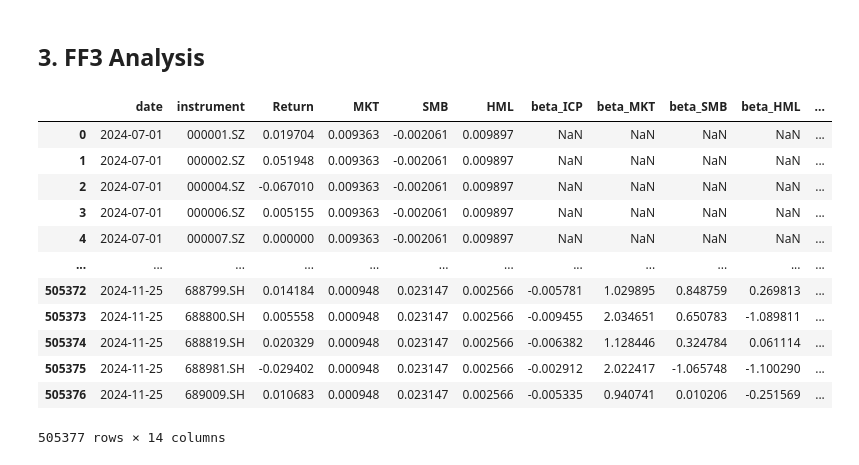
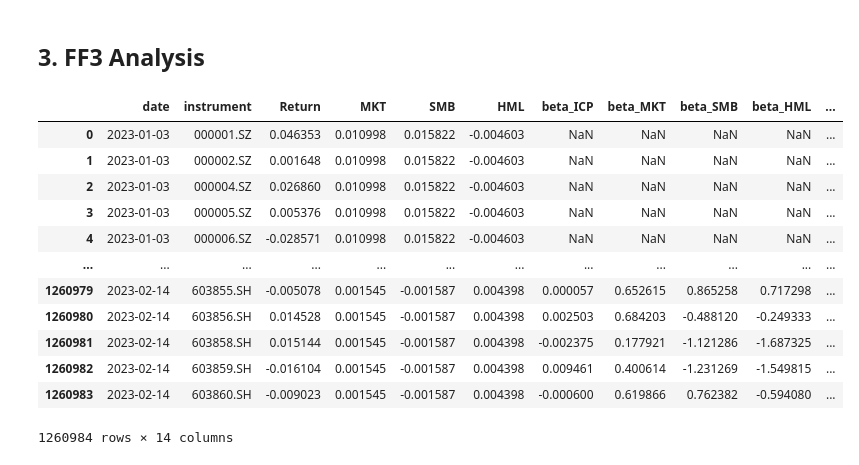
Before and after one commit to zhangfan9607243/BigQuant_Resources_Collection, a Jupyter notebook: BigQuant_Resources_Collection/Factors_Collection/FF_Factors/FF3_Factors/FF3_Factors.ipynb, the cells around one changed output. Drawn from its saved outputs; the diff is of its cells as text; code cells hidden in the pictures.

```diff
--- a/BigQuant_Resources_Collection/Factors_Collection/FF_Factors/FF3_Factors/FF3_Factors.ipynb
+++ b/BigQuant_Resources_Collection/Factors_Collection/FF_Factors/FF3_Factors/FF3_Factors.ipynb
@@ -383,20 +383,28 @@ def ff3_analysis(df, n):
 
     result_df = pd.concat(results).sort_index()
     return result_df
+# %%
+df_ff3_daily_cs = pd.merge(dai.query("""
+SELECT
+    date,
+    instrument,
+    change_ratio AS Return
+FROM cn_stock_prefactors
+""", filters = {"date":[sd,ed]}).df(), df_ff3_daily, how = "inner", on = ["date"])
 # %%
-df_ff3_derived_daily = ff3_analysis(df_ff3_daily, 20)
+df_ff3_derived_daily = ff3_analysis(df_ff3_daily_cs, 20)
 df_ff3_derived_daily
 # %% [output]
 |  | date | instrument | Return | MKT | SMB | HML | beta_ICP | beta_MKT | beta_SMB | beta_HML | ... |
-| 0 | 2024-07-01 | 000001.SZ | 0.019704 | 0.009363 | -0.002061 | 0.009897 | NaN | NaN | NaN | NaN | ... |
-| 1 | 2024-07-01 | 000002.SZ | 0.051948 | 0.009363 | -0.002061 | 0.009897 | NaN | NaN | NaN | NaN | ... |
-| 2 | 2024-07-01 | 000004.SZ | -0.067010 | 0.009363 | -0.002061 | 0.009897 | NaN | NaN | NaN | NaN | ... |
-| 3 | 2024-07-01 | 000006.SZ | 0.005155 | 0.009363 | -0.002061 | 0.009897 | NaN | NaN | NaN | NaN | ... |
-| 4 | 2024-07-01 | 000007.SZ | 0.000000 | 0.009363 | -0.002061 | 0.009897 | NaN | NaN | NaN | NaN | ... |
+| 0 | 2023-01-03 | 000001.SZ | 0.046353 | 0.010998 | 0.015822 | -0.004603 | NaN | NaN | NaN | NaN | ... |
+| 1 | 2023-01-03 | 000002.SZ | 0.001648 | 0.010998 | 0.015822 | -0.004603 | NaN | NaN | NaN | NaN | ... |
+| 2 | 2023-01-03 | 000004.SZ | 0.026860 | 0.010998 | 0.015822 | -0.004603 | NaN | NaN | NaN | NaN | ... |
+| 3 | 2023-01-03 | 000005.SZ | 0.005376 | 0.010998 | 0.015822 | -0.004603 | NaN | NaN | NaN | NaN | ... |
+| 4 | 2023-01-03 | 000006.SZ | -0.028571 | 0.010998 | 0.015822 | -0.004603 | NaN | NaN | NaN | NaN | ... |
 | ... | ... | ... | ... | ... | ... | ... | ... | ... | ... | ... | ... |
-| 505372 | 2024-11-25 | 688799.SH | 0.014184 | 0.000948 | 0.023147 | 0.002566 | -0.005781 | 1.029895 | 0.848759 | 0.269813 | ... |
-| 505373 | 2024-11-25 | 688800.SH | 0.005558 | 0.000948 | 0.023147 | 0.002566 | -0.009455 | 2.034651 | 0.650783 | -1.089811 | ... |
-| 505374 | 2024-11-25 | 688819.SH | 0.020329 | 0.000948 | 0.023147 | 0.002566 | -0.006382 | 1.128446 | 0.324784 | 0.061114 | ... |
-| 505375 | 2024-11-25 | 688981.SH | -0.029402 | 0.000948 | 0.023147 | 0.002566 | -0.002912 | 2.022417 | -1.065748 | -1.100290 | ... |
-| 505376 | 2024-11-25 | 689009.SH | 0.010683 | 0.000948 | 0.023147 | 0.002566 | -0.005335 | 0.940741 | 0.010206 | -0.251569 | ... |
+| 1260979 | 2023-02-14 | 603855.SH | -0.005078 | 0.001545 | -0.001587 | 0.004398 | 0.000057 | 0.652615 | 0.865258 | 0.717298 | ... |
+| 1260980 | 2023-02-14 | 603856.SH | 0.014528 | 0.001545 | -0.001587 | 0.004398 | 0.002503 | 0.684203 | -0.488120 | -0.249333 | ... |
+| 1260981 | 2023-02-14 | 603858.SH | 0.015144 | 0.001545 | -0.001587 | 0.004398 | -0.002375 | 0.177921 | -1.121286 | -1.687325 | ... |
+| 1260982 | 2023-02-14 | 603859.SH | -0.016104 | 0.001545 | -0.001587 | 0.004398 | 0.009461 | 0.400614 | -1.231269 | -1.549815 | ... |
+| 1260983 | 2023-02-14 | 603860.SH | -0.009023 | 0.001545 | -0.001587 | 0.004398 | -0.000600 | 0.619866 | 0.762382 | -0.594080 | ... |
-505377 rows × 14 columns
+1260984 rows × 14 columns
```
Also changed, not shown: 1 other file.
